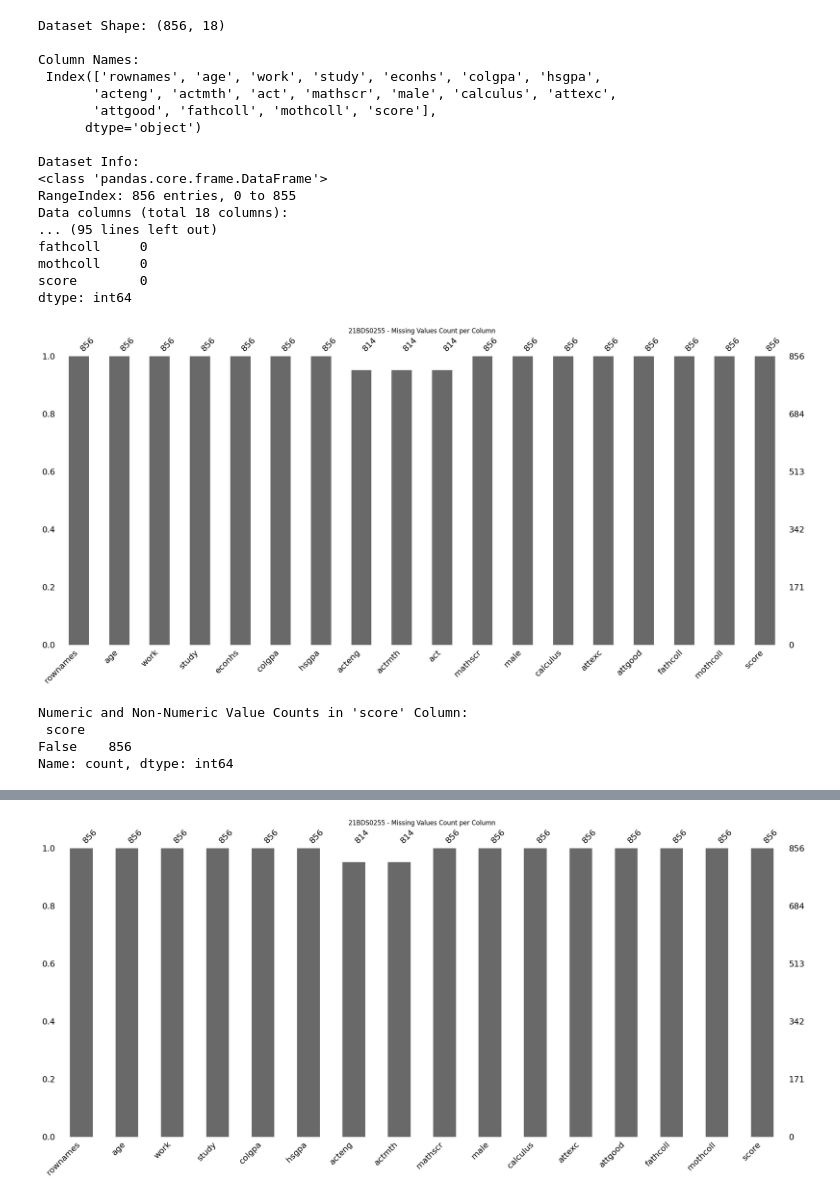
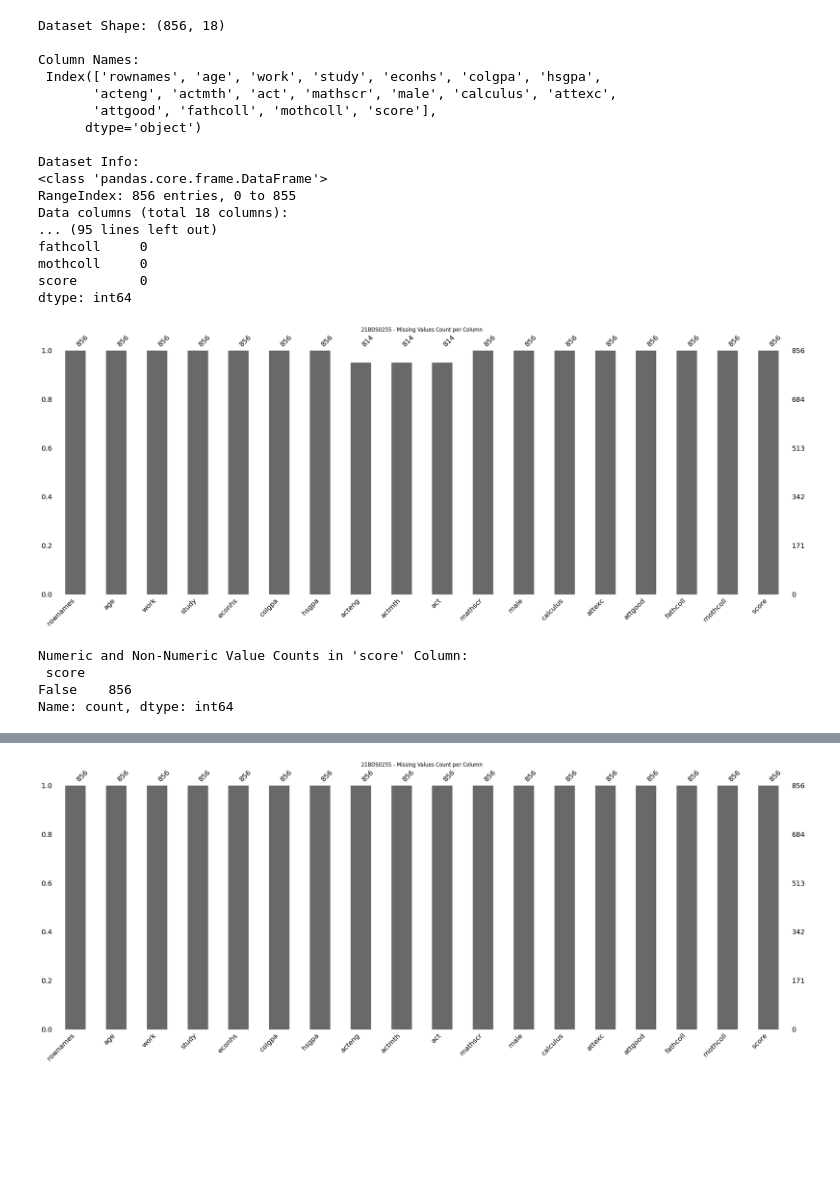
Before and after one commit to Rakesh4538/EDA_TH_21BDS0255, a Jupyter notebook: 21BDS0255.ipynb, the cells around one changed output, grey strips where cells are left out. Cells and saved outputs as stored; diff of their text form; code cells hidden in the pictures; blank space fills up the shorter version.

```diff
--- a/21BDS0255.ipynb
+++ b/21BDS0255.ipynb
@@ -16,11 +16,11 @@ data = pd.read_csv(url)
 data_cleaned = data.copy()
 
 # Explore the dataset
-print("Dataset Shape:", data.shape)   # Number of rows and columns
-print("\nColumn Names:\n", data.columns)  # Column names
+print("Dataset Shape:", data.shape)
+print("\nColumn Names:\n", data.columns)
 print("\nDataset Info:")
-print(data.info())  # Structure of dataset
-print("\nSummary Statistics:\n", data.describe())  # Summary statistics
+print(data.info())
+print("\nSummary Statistics:\n", data.describe())
 
 # View first and last 3 rows
 print("\nFirst 3 Rows:\n", data.head(3))
@@ -33,6 +33,7 @@ print("\nMissing Values Per Column:\n", data.isnull().sum())
 # Visualizing missing values
 msno.bar(data)  # Bar chart of missing values
 plt.title("21BDS0255 - Missing Values Count per Column")
+plt.tight_layout()
 plt.show()
 
 # Check if the values in the 'score' column are numeric
@@ -41,9 +42,9 @@ non_numeric_counts = data['score'].astype(str).str.isnumeric().value_counts()
 print("Numeric and Non-Numeric Value Counts in 'score' Column:\n", non_numeric_counts)
 
 # Data Cleaning - Handling Missing Values
-data_cleaned["acteng"] = pd.to_numeric(data_cleaned["acteng"], errors="coerce")
-data_cleaned["actmth"] = pd.to_numeric(data_cleaned["actmth"], errors="coerce")
-data_cleaned["act"] = pd.to_numeric(data_cleaned["act"], errors="coerce")
+data_cleaned["acteng"] = pd.to_numeric(data_cleaned["acteng"])
+data_cleaned["actmth"] = pd.to_numeric(data_cleaned["actmth"])
+data_cleaned["act"] = pd.to_numeric(data_cleaned["act"])
 
 # Fill missing values with column mean
 data_cleaned["acteng"].fillna(data_cleaned["acteng"].mean(), inplace=True)
@@ -51,11 +52,12 @@ data_cleaned["actmth"].fillna(data_cleaned["actmth"].mean(), inplace=True)
 data_cleaned["act"].fillna(data_cleaned["act"].mean(), inplace=True)
 
 # Dropping unnecessary columns (econhs, act)
-data_cleaned = data.drop(columns=["econhs", "act"], errors="ignore")
+data_cleaned1 = data_cleaned.drop(columns=["econhs", "attexc"], errors="ignore")
 
 # After Data Cleaning - Visualization
 msno.bar(data_cleaned)  # Bar chart of missing values
 plt.title("21BDS0255 - Missing Values Count per Column")
+plt.tight_layout()
 plt.show()
 
 # Statistical Analysis
@@ -78,11 +80,13 @@ sns.histplot(data_cleaned["study"], bins=10, kde=True, color="blue")
 plt.title("21BDS0255 - Study Hours Distribution")
 plt.xlabel("Study Hours")
 plt.ylabel("Frequency")
+plt.tight_layout()
 plt.show()
 
 sns.boxplot(y=data_cleaned["score"], color="green")
 plt.title("21BDS0255 - Boxplot of Scores")
 plt.ylabel("Score")
+plt.tight_layout()
 plt.show()
 
 # Bivariate Analysis - Scatter Plot
@@ -91,23 +95,27 @@ sns.scatterplot(x=data_cleaned["age"], y=data_cleaned["score"], color="purple")
 plt.title("21BDS0255 - Age vs Score Scatter Plot")
 plt.xlabel("Age")
 plt.ylabel("Score")
+plt.tight_layout()
 plt.show()
 
 sns.boxplot(x="age", y="study", data=data)
 plt.xlabel("Age")
 plt.ylabel("Study Hours")
 plt.title("21BDS0255 - Box Plot of Age vs. Study")
+plt.tight_layout()
 plt.show()
 
 # Correlation Heatmap
 plt.figure(figsize=(8,5))
 sns.heatmap(correlation, annot=True, cmap="coolwarm", fmt=".2f")
 plt.title("21BDS0255 - Correlation Heatmap")
+plt.tight_layout()
 plt.show()
 
 # Multivariate Analysis - Pairplot
 sns.pairplot(data_cleaned[["age", "score", "study"]])
 plt.title("21BDS0255 - Pairplot of Age, Score and Study")
+plt.tight_layout()
 plt.show()
 
 # Additional
@@ -117,6 +125,7 @@ calculus_counts = data_cleaned['calculus'].value_counts()
 plt.figure(figsize=(8, 8))
 plt.pie(calculus_counts, labels=calculus_counts.index, autopct='%1.1f%%', startangle=140)
 plt.title("21BDS0255 - Pie chart for Calculus column")
+plt.tight_layout()
 plt.show()
 
 # Dot Plot for actmth
@@ -124,6 +133,7 @@ plt.figure(figsize=(8,5))
 sns.stripplot(x=data_cleaned["actmth"], jitter=True, color="orange", size=5)
 plt.title("21BDS0255 - ACT Math Dot Plot")
 plt.xlabel("ACT Math")
+plt.tight_layout()
 plt.show()
 
 # Calculate Pearson correlation for score and age
@@ -141,34 +151,35 @@ print(correlation_matrix)
 
 # Set figure size
 plt.figure(figsize=(10, 6))
 
 # Create heatmap
 sns.heatmap(correlation_matrix, annot=True, cmap="coolwarm", fmt=".2f", linewidths=0.5)
 
 # Add title
 plt.title("21BDS0255 - Correlation Heatmap")
 
 # Show plot
+plt.tight_layout()
 plt.show()
 # %% [output]
 Dataset Shape: (856, 18)
 
 Column Names:
  Index(['rownames', 'age', 'work', 'study', 'econhs', 'colgpa', 'hsgpa',
        'acteng', 'actmth', 'act', 'mathscr', 'male', 'calculus', 'attexc',
        'attgood', 'fathcoll', 'mothcoll', 'score'],
       dtype='object')
 
 Dataset Info:
 <class 'pandas.core.frame.DataFrame'>
 RangeIndex: 856 entries, 0 to 855
 Data columns (total 18 columns):
 ... (95 lines left out)
 fathcoll     0
 mothcoll     0
 score        0
 dtype: int64
-[figure, old version]
+[figure, new version]
 Numeric and Non-Numeric Value Counts in 'score' Column:
  score
 False    856
@@ -191,7 +202,7 @@ For example, when doing 'df[col].method(value, inplace=True)', try using 'df.met
 
 
   data_cleaned["act"].fillna(data_cleaned["act"].mean(), inplace=True)
-[figure, old version]
+[figure, new version]
 Mean of study column: 13.917990654205607
 Median of study column: 12.0
 Mode of study column: 10.0
```
Also changed, not shown: parts of 1 cell of this notebook.
